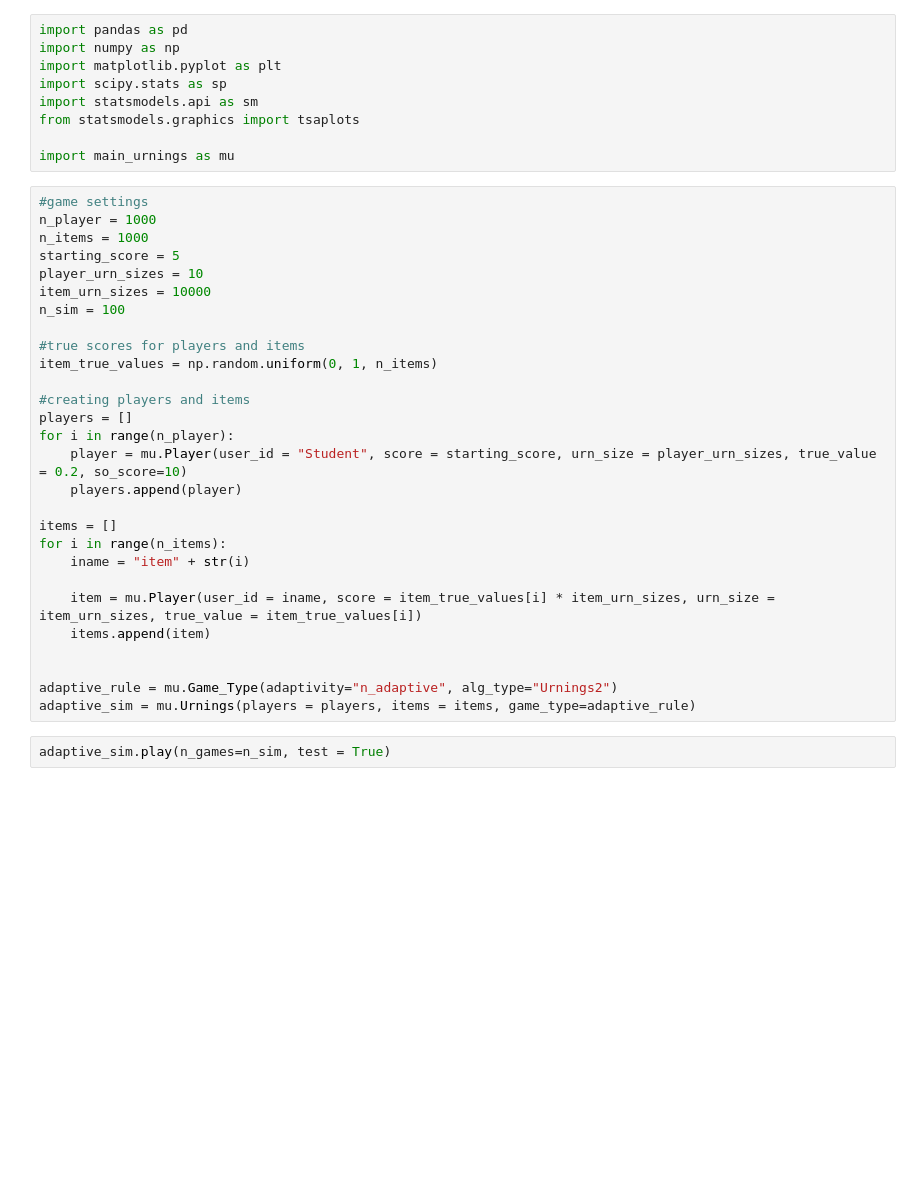
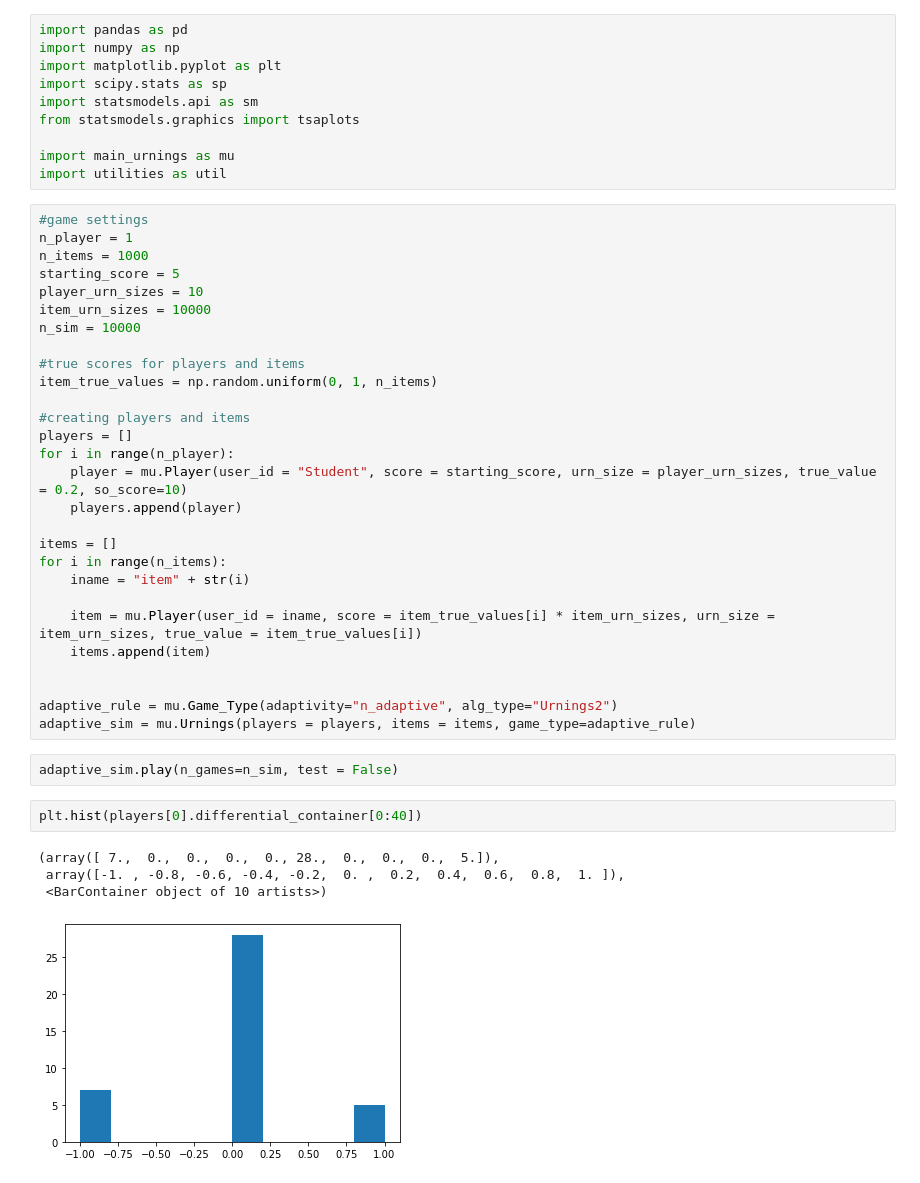
Before and after one commit to mrpogge/Urnings_project, a Jupyter notebook: main/convergence.ipynb, the cells around one changed output. Drawn from its saved outputs; the diff is of its cells as text; blank space fills up the shorter version.

```diff
--- a/main/convergence.ipynb
+++ b/main/convergence.ipynb
@@ -7,14 +7,15 @@ import statsmodels.api as sm
 from statsmodels.graphics import tsaplots
 
 import main_urnings as mu
+import utilities as util
 # %%
 #game settings
-n_player = 1000
+n_player = 1
 n_items = 1000
 starting_score = 5
 player_urn_sizes = 10
 item_urn_sizes = 10000
-n_sim = 100
+n_sim = 10000
 
 #true scores for players and items
 item_true_values = np.random.uniform(0, 1, n_items)
@@ -36,4 +37,11 @@ for i in range(n_items):
 adaptive_rule = mu.Game_Type(adaptivity="n_adaptive", alg_type="Urnings2")
 adaptive_sim = mu.Urnings(players = players, items = items, game_type=adaptive_rule)
 # %%
-adaptive_sim.play(n_games=n_sim, test = True)
+adaptive_sim.play(n_games=n_sim, test = False)
+# %%
+plt.hist(players[0].differential_container[0:40])
+# %% [output]
+(array([ 7.,  0.,  0.,  0.,  0., 28.,  0.,  0.,  0.,  5.]),
+ array([-1. , -0.8, -0.6, -0.4, -0.2,  0. ,  0.2,  0.4,  0.6,  0.8,  1. ]),
+ <BarContainer object of 10 artists>)
+[figure, added]
```
Also changed, not shown: parts of 5 cells of this notebook, 1 other file.
